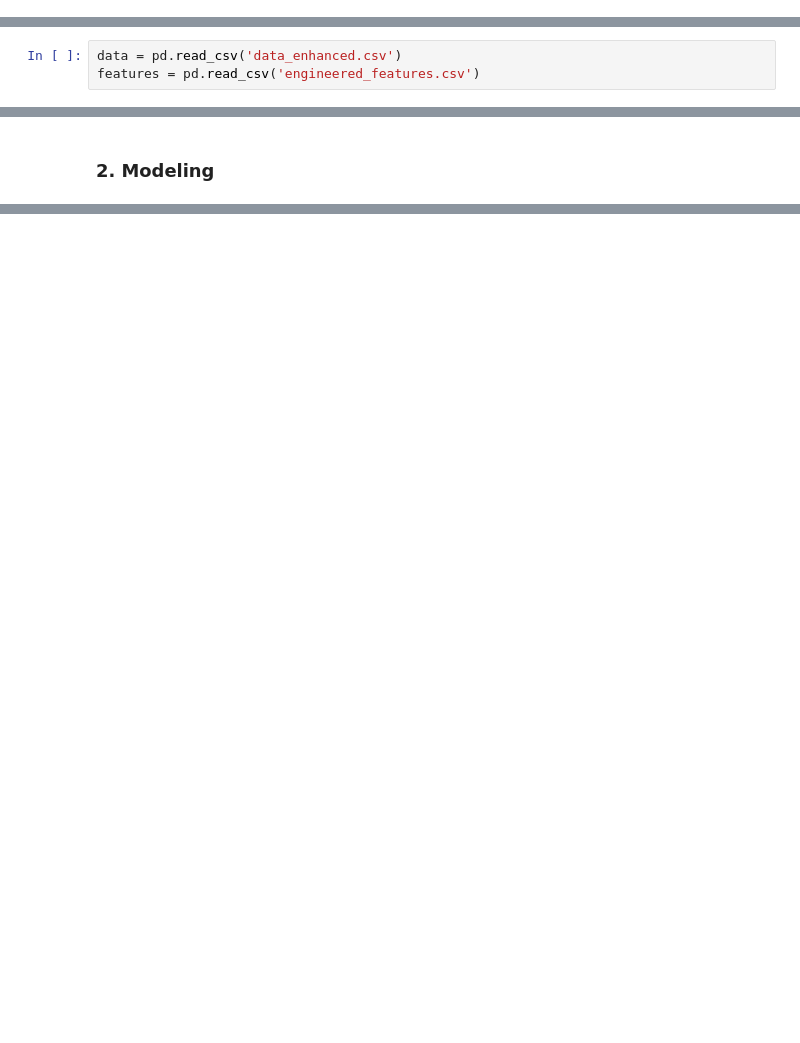
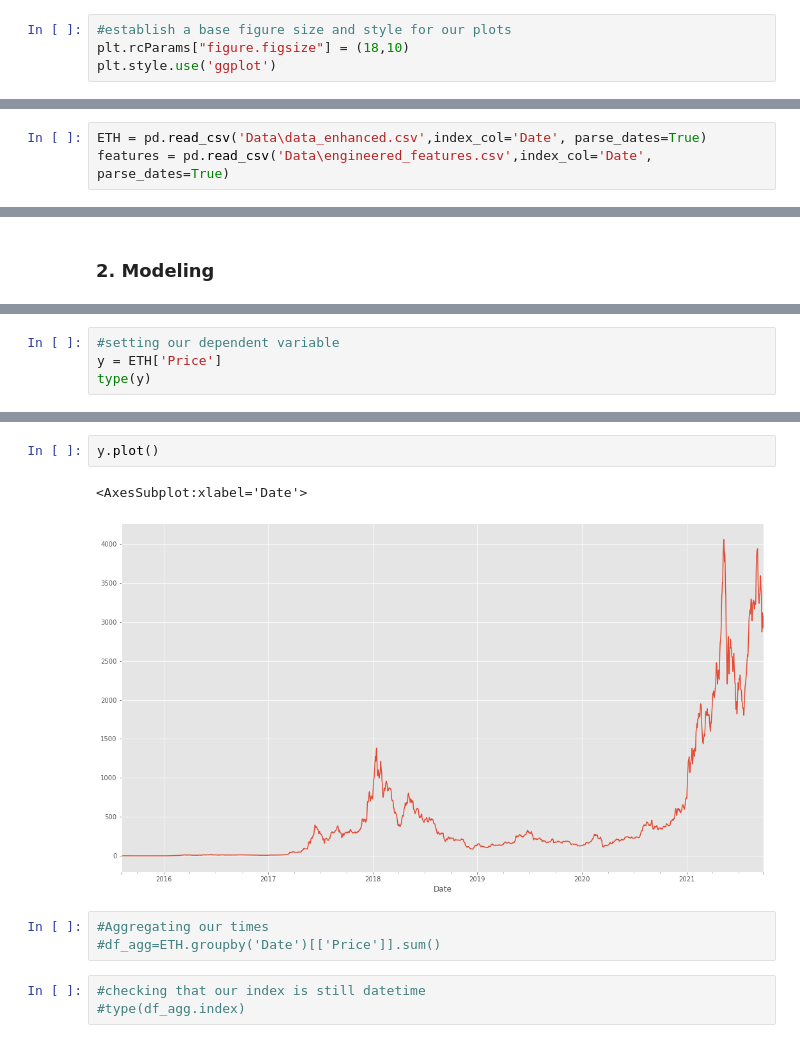
Before and after one commit to nroller28/Springboard_, a Jupyter notebook: Capstone Three/Capstone 3 - Preprocessing and Modeling.ipynb, the cells around one changed output, grey strips where cells are left out. Drawn from its saved outputs; the diff is of its cells as text; blank space fills up the shorter version.

```diff
--- a/Capstone Three/Capstone 3 - Preprocessing and Modeling.ipynb
+++ b/Capstone Three/Capstone 3 - Preprocessing and Modeling.ipynb
@@ -13,3 +18,7 @@ import numpy as np
 from datetime import datetime, timedelta
 import statsmodels.api as sm
 %matplotlib inline
+# %%
+#establish a base figure size and style for our plots
+plt.rcParams["figure.figsize"] = (18,10)
+plt.style.use('ggplot')
@@ -16,3 +35,3 @@ import statsmodels.api as sm
 # %%
-data = pd.read_csv('data_enhanced.csv')
-features = pd.read_csv('engineered_features.csv')
+ETH = pd.read_csv('Data\data_enhanced.csv',index_col='Date', parse_dates=True)
+features = pd.read_csv('Data\engineered_features.csv',index_col='Date', parse_dates=True)
@@ -37,0 +112,4 @@ We will be testing and considering several time-series models, including: expone
+# %%
+#setting our dependent variable
+y = ETH['Price']
+type(y)
@@ -37,0 +152,11 @@ We will be testing and considering several time-series models, including: expone
+# %%
+y.plot()
+# %% [output]
+<AxesSubplot:xlabel='Date'>
+[figure, added]
+# %%
+#Aggregating our times
+#df_agg=ETH.groupby('Date')[['Price']].sum()
+# %%
+#checking that our index is still datetime
+#type(df_agg.index)
```
Also changed, not shown: parts of 57 cells of this notebook, 4 other files.
